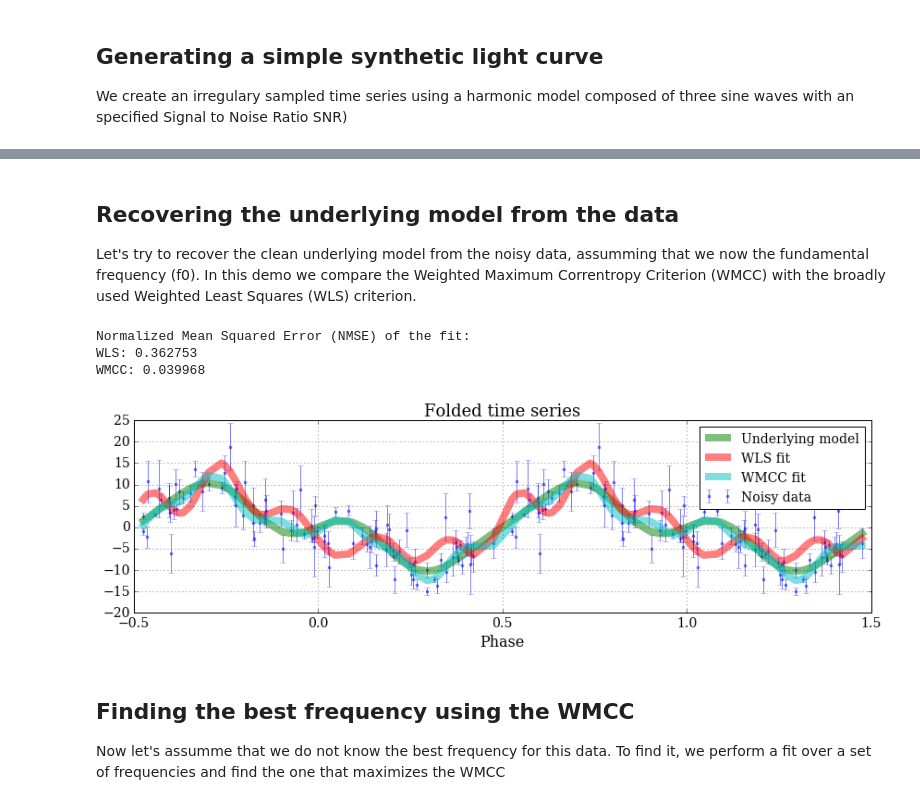
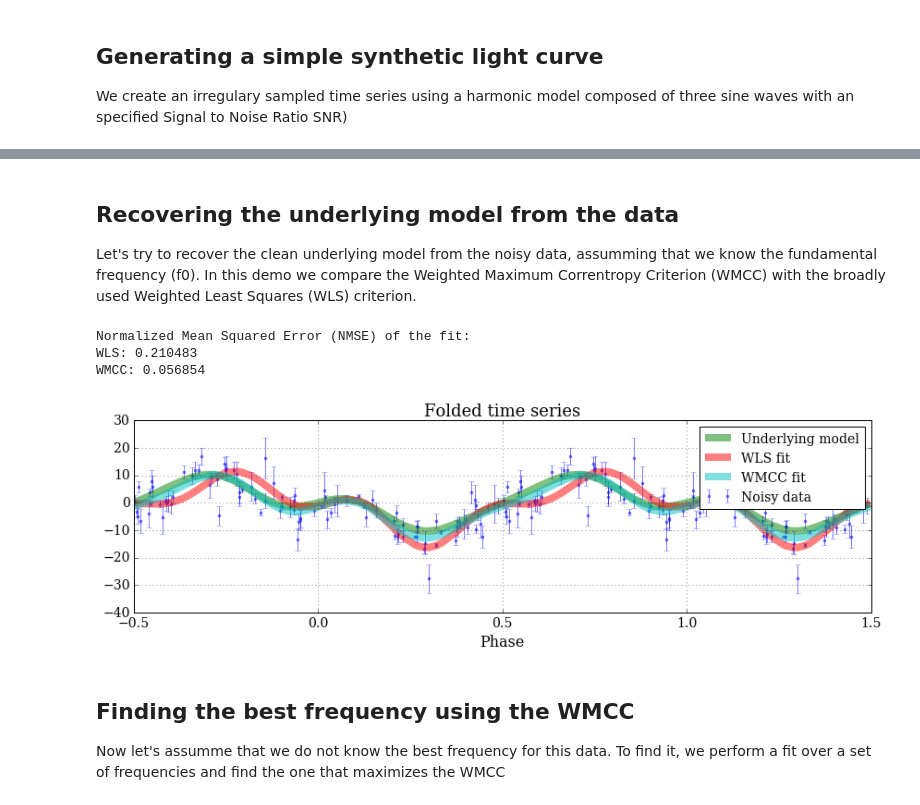
Before and after one commit to phuijse/P4J, a Jupyter notebook: P4J/demos/periodogram_demo.ipynb, the cells around one changed output, grey strips where cells are left out. Saved outputs shown, nothing was run; the diff lists cells and outputs as text; code cells hidden in the pictures.

```diff
--- a/P4J/demos/periodogram_demo.ipynb
+++ b/P4J/demos/periodogram_demo.ipynb
@@ -48,48 +52,48 @@ plt.tight_layout()
 # %% [markdown]
 ## Recovering the underlying model from the data
 
-Let's try to recover the clean underlying model from the noisy data, assumming that we now the fundamental frequency (f0). In this demo we compare the Weighted Maximum Correntropy Criterion (WMCC) with the broadly used Weighted Least Squares (WLS) criterion.
+Let's try to recover the clean underlying model from the noisy data, assumming that we know the fundamental frequency (f0). In this demo we compare the Weighted Maximum Correntropy Criterion (WMCC) with the broadly used Weighted Least Squares (WLS) criterion.
 # %%
 def NMSE(y_estimated, y_target):
     return np.sum(np.power(y_target - y_estimated, 2.0))/np.sum(np.power(y_target - np.mean(y_target), 2.0))
 
-Phi = P4J.harmonic_dictionary(t, f0, M=6)
-
+# We consider a harmonic dictionary with 3 components
+Phi = P4J.harmonic_dictionary(t, f0, M=3)
+# Data fitting
 beta_WLS = P4J.find_beta_WLS(y_noisy, Phi, dy)
 model_WLS = np.dot(Phi, beta_WLS)
-
 beta_WMCC, cost,_ = P4J.find_beta_WMCC(y_noisy, Phi, dy)
 model_WMCC = np.dot(Phi, beta_WMCC)
 print("Normalized Mean Squared Error (NMSE) of the fit:")
 print("WLS: %f" % (NMSE(y, model_WLS)))
 print("WMCC: %f" % (NMSE(y, model_WMCC)))
 
 fig = plt.figure(figsize=(12, 4))
 ax = fig.add_subplot(1, 1, 1)
 phase = np.mod(t, 1/f0)*f0
 index = np.argsort(phase)
 ax.errorbar(np.concatenate([np.sort(phase)-0.5, np.sort(phase)+0.5]),
             np.concatenate([y_noisy[index], y_noisy[index]]),
             np.concatenate([dy[index], dy[index]]), fmt='.', alpha=0.5, label='Noisy data')
 ax.plot(np.concatenate([np.sort(phase)-0.5, np.sort(phase)+0.5]),
         np.concatenate([y[index], y[index]]),
         linewidth=8, alpha=0.5, label='Underlying model')
 ax.plot(np.concatenate([np.sort(phase)-0.5, np.sort(phase)+0.5]),
         np.concatenate([model_WLS[index], model_WLS[index]]),
         linewidth=8, alpha=0.5, label='WLS fit')
 ax.plot(np.concatenate([np.sort(phase)-0.5, np.sort(phase)+0.5]),
         np.concatenate([model_WMCC[index], model_WMCC[index]]),
         linewidth=8, alpha=0.5, label='WMCC fit')
 plt.legend()
 ax.set_xlabel('Phase')
 ax.set_title('Folded time series')
 plt.grid()
 plt.tight_layout()
 # %% [output]
 Normalized Mean Squared Error (NMSE) of the fit:
-WLS: 0.362753
-WMCC: 0.039968
+WLS: 0.210483
+WMCC: 0.056854
-[figure, old version]
+[figure, new version]
 # %% [markdown]
 ## Finding the best frequency using the WMCC
 
```
Also changed, not shown: parts of 3 cells of this notebook, 1 other file.
